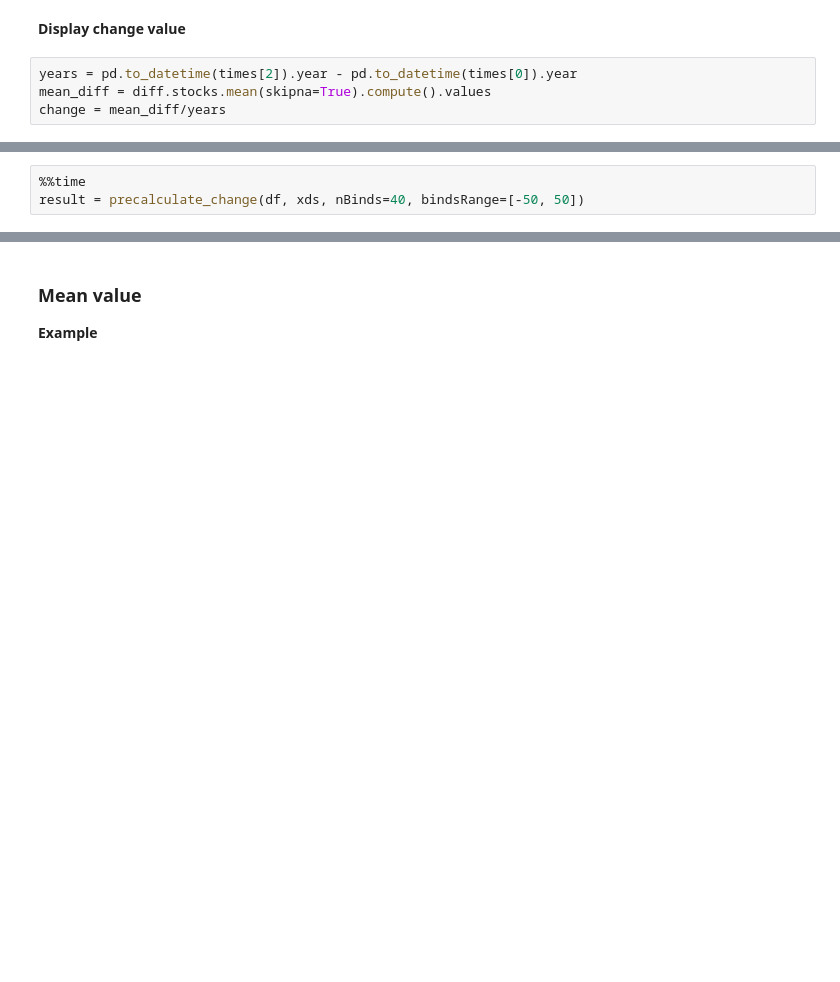
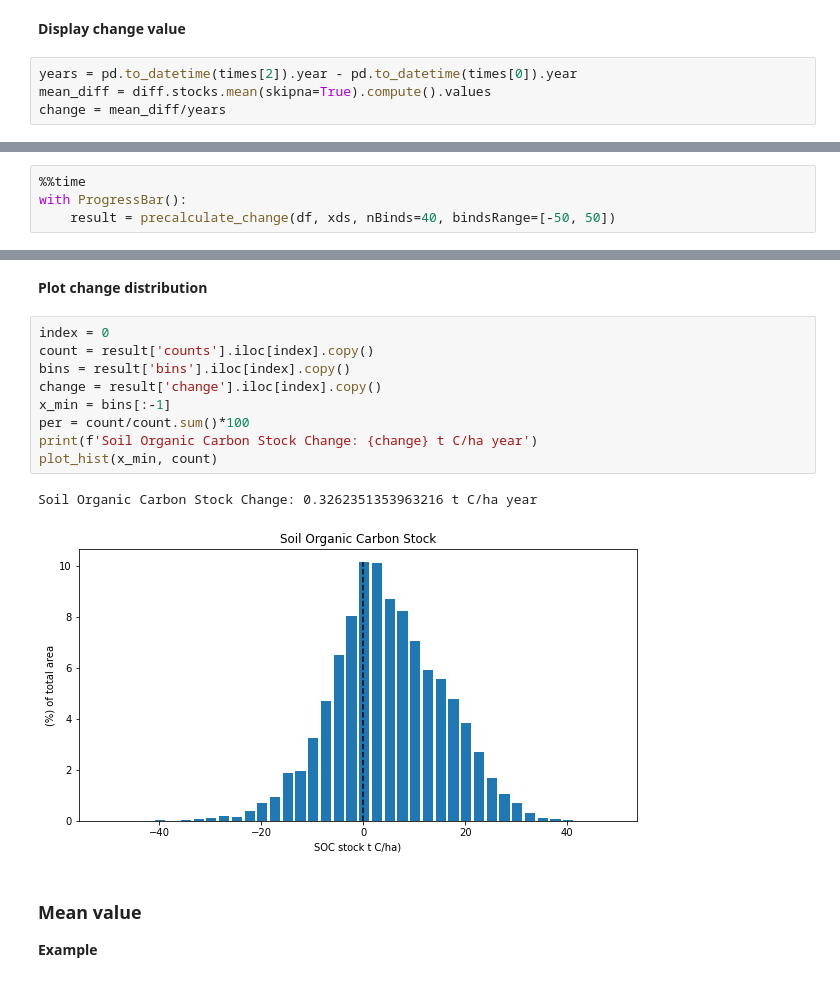
Before and after one commit to Vizzuality/soils-revealed-data, a Jupyter notebook: processing/precalculations_with_zarrs.ipynb, the cells around one changed output, grey strips where cells are left out. Cells and saved outputs as stored; diff of their text form; blank space fills up the shorter version.

```diff
--- a/processing/precalculations_with_zarrs.ipynb
+++ b/processing/precalculations_with_zarrs.ipynb
@@ -532,4 +519,5 @@ def precalculate_change(df, xds, nBinds=40, bindsRange=[-50, 50]):
 # %%
 %%time
-result = precalculate_change(df, xds, nBinds=40, bindsRange=[-50, 50])
+with ProgressBar():
+    result = precalculate_change(df, xds, nBinds=40, bindsRange=[-50, 50])
 # %% [output]
@@ -538,3 +536,17 @@ Wall time: 15min 16s
+# %% [markdown]
+**Plot change distribution**
+# %%
+index = 0
+count = result['counts'].iloc[index].copy()
+bins = result['bins'].iloc[index].copy()
+change = result['change'].iloc[index].copy()
+x_min = bins[:-1]
+per = count/count.sum()*100
+print(f'Soil Organic Carbon Stock Change: {change} t C/ha year')
+plot_hist(x_min, count)
+# %% [output]
+Soil Organic Carbon Stock Change: 0.3262351353963216 t C/ha year
+[figure, added]
 # %% [markdown]
 ### Mean value
 **Example**
```
Also changed, not shown: parts of 28 cells of this notebook.
